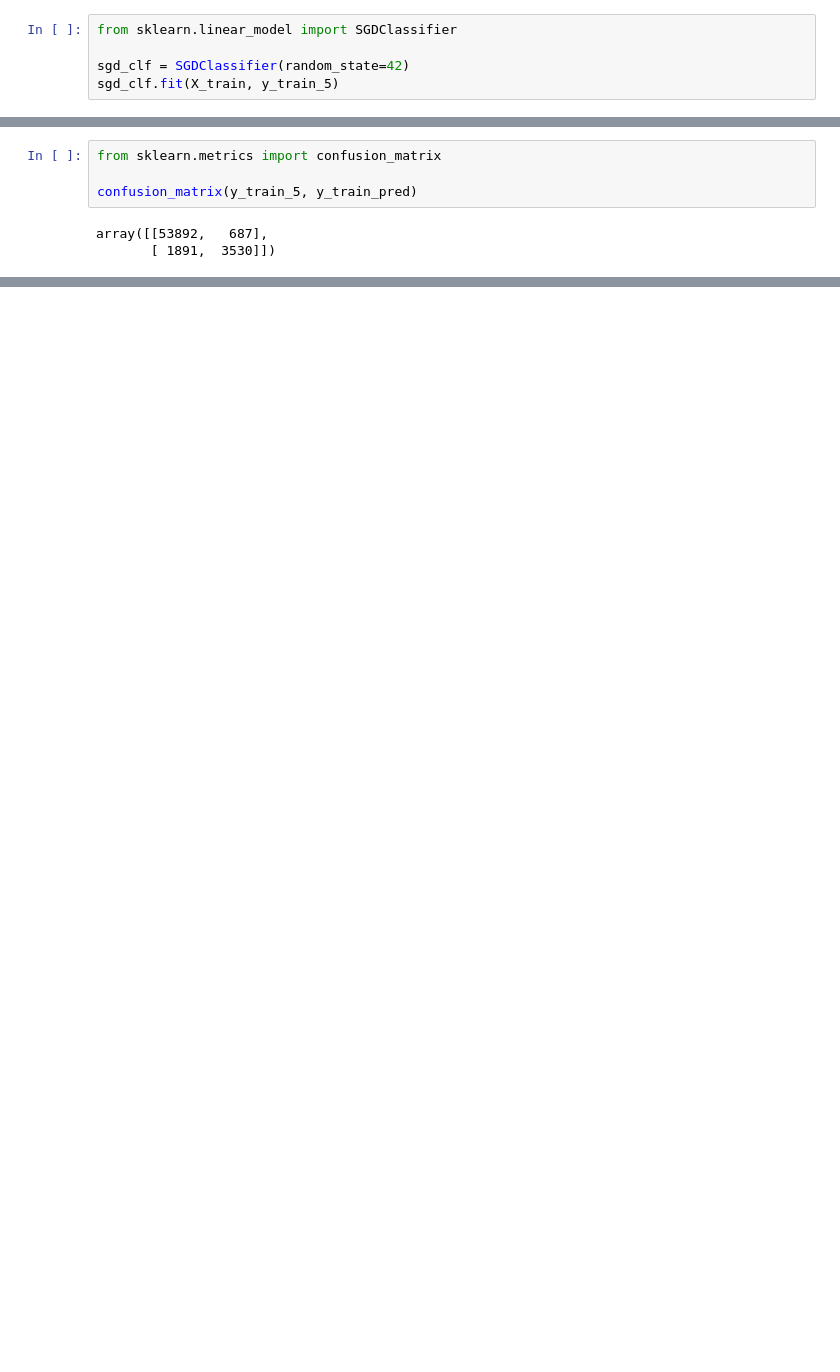
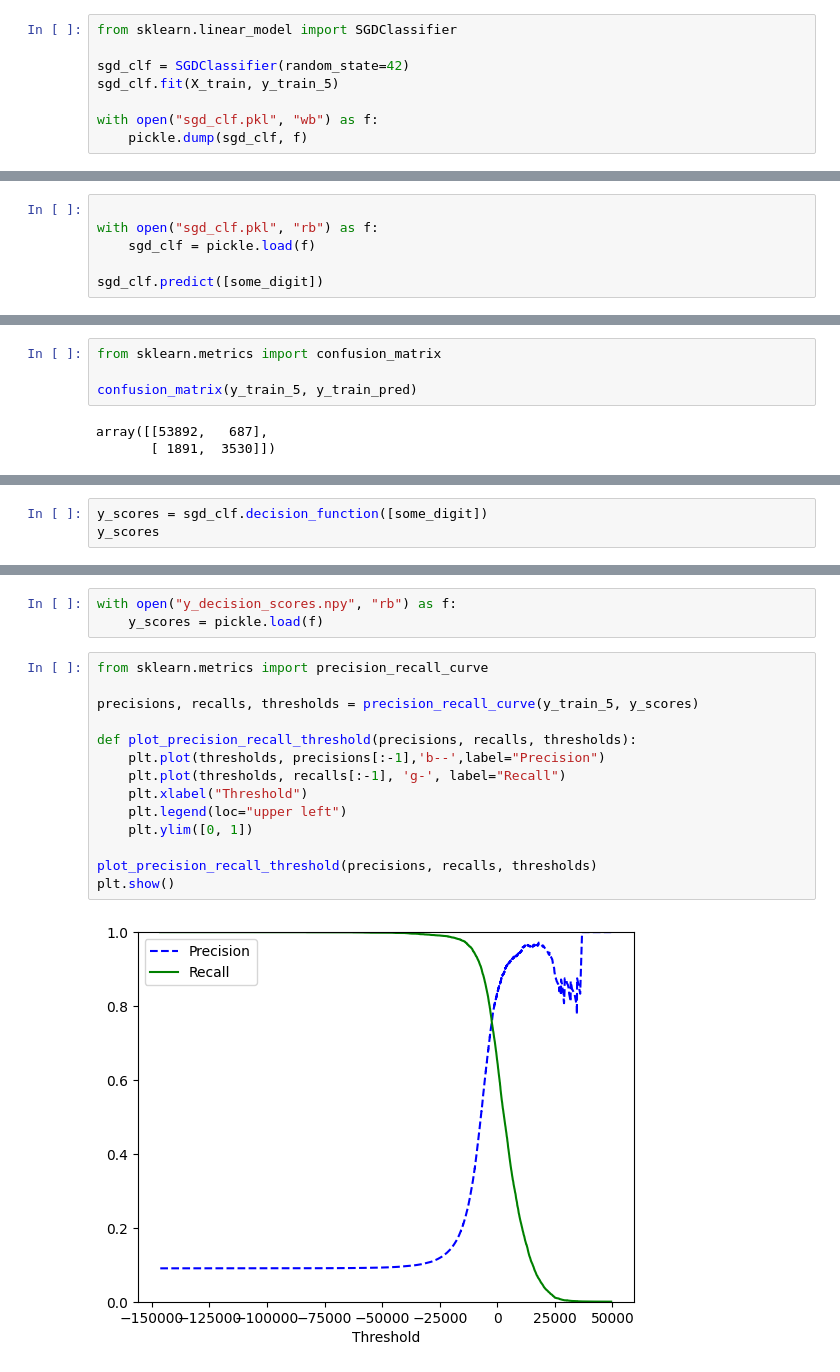
Before and after one commit to afreediz/AI_learn, a Jupyter notebook: MNIST/mnist.ipynb, the cells around one changed output, grey strips where cells are left out. Saved outputs shown, nothing was run; the diff lists cells and outputs as text; blank space fills up the shorter version.

```diff
--- a/MNIST/mnist.ipynb
+++ b/MNIST/mnist.ipynb
@@ -32,3 +36,6 @@ from sklearn.linear_model import SGDClassifier
 
 sgd_clf = SGDClassifier(random_state=42)
 sgd_clf.fit(X_train, y_train_5)
+
+with open("sgd_clf.pkl", "wb") as f:
+    pickle.dump(sgd_clf, f)
@@ -40,0 +42,6 @@ array([ True])
+# %%
+
+with open("sgd_clf.pkl", "rb") as f:
+    sgd_clf = pickle.load(f)
+
+sgd_clf.predict([some_digit])
@@ -95,0 +124,3 @@ array([[53892,   687],
+# %%
+y_scores = sgd_clf.decision_function([some_digit])
+y_scores
@@ -95,0 +133,19 @@ array([[53892,   687],
+# %%
+with open("y_decision_scores.npy", "rb") as f:
+    y_scores = pickle.load(f)
+# %%
+from sklearn.metrics import precision_recall_curve
+
+precisions, recalls, thresholds = precision_recall_curve(y_train_5, y_scores)
+
+def plot_precision_recall_threshold(precisions, recalls, thresholds):
+    plt.plot(thresholds, precisions[:-1],'b--',label="Precision")
+    plt.plot(thresholds, recalls[:-1], 'g-', label="Recall")
+    plt.xlabel("Threshold")
+    plt.legend(loc="upper left")
+    plt.ylim([0, 1])
+
+plot_precision_recall_threshold(precisions, recalls, thresholds)
+plt.show()
+# %% [output]
+[figure, added]
```
Also changed, not shown: parts of 33 cells of this notebook, 1 other file.
